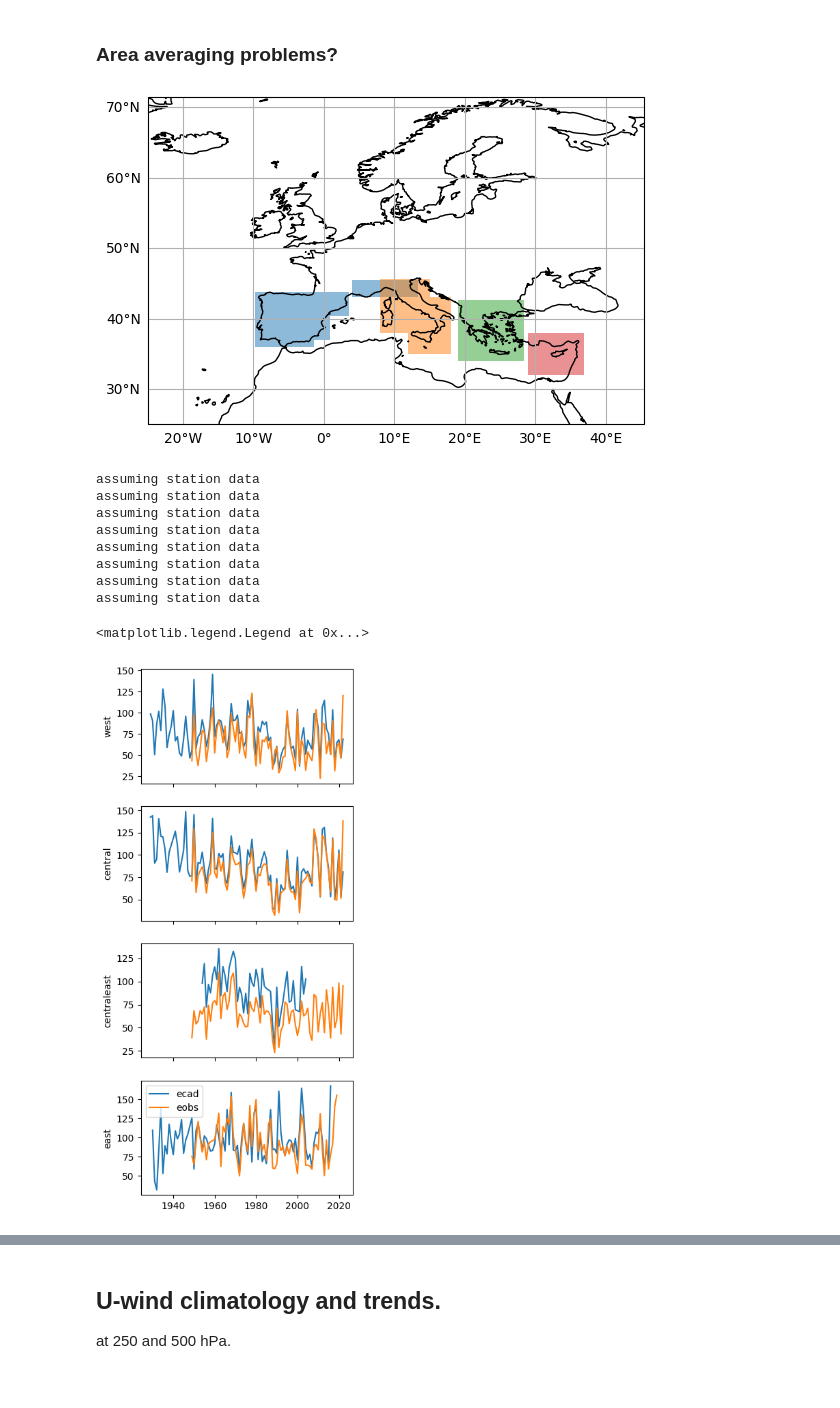
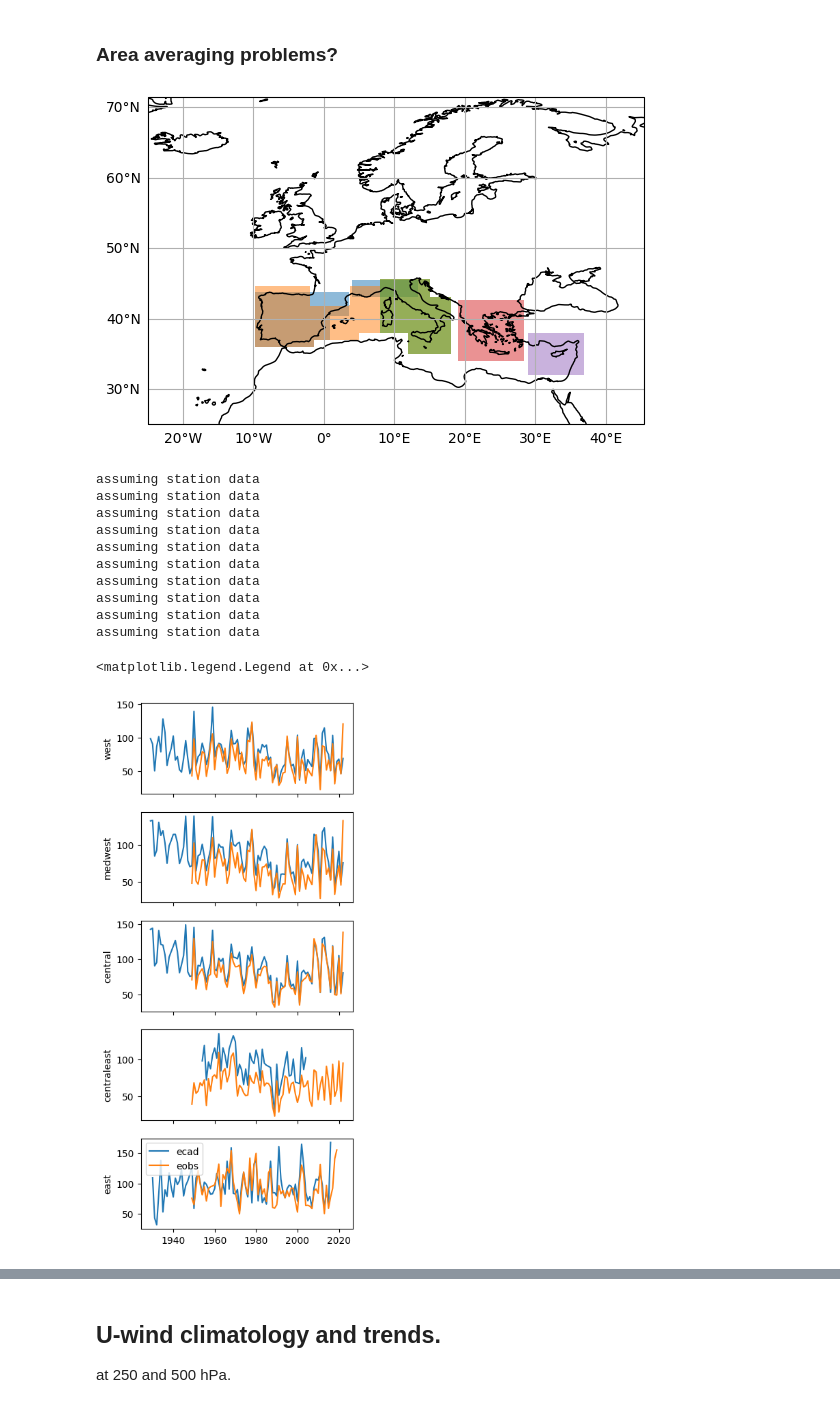
Before and after one commit to chiemvs/Medley, a Jupyter notebook: notebooks/Trend_exploration.ipynb, the cells around one changed output, grey strips where cells are left out. Drawn from its saved outputs; the diff is of its cells as text; code cells hidden in the pictures.

Commit message:
Adapted part of trend notebook to use new dataloading and resampling functions. Monthly visualization of also SPI3 ECAD in regions. Predictor selection script should write out results.

```diff
--- a/notebooks/Trend_exploration.ipynb
+++ b/notebooks/Trend_exploration.ipynb
@@ -328,6 +328,16 @@ west = dict(include = {
                exclude = {
                    'islands':(0.79,35.2,4.6,40.4),
                    'north_africa':(-1.450,34.457,11.217,36.972),
+                   })
+medwest = dict(include = {
+                    'iberia':(-9.8,35.98,8,44.6),
+                    'italy':(8,35,18,45.63),
+                    },
+               exclude = {
+                   'north_africa':(-1.450,34.457,11.217,36.972),
+                    'eastadriatic':(15,43,20,48),
+                   'tunesia':(5,30,12,38),
+                   'pyrenees':(-2,41.8,3.7,45.63),
                    })
 central = dict(include = {
                     'italy':(8,35,18,45.63),
@@ -350,7 +360,12 @@ east = dict(include = {
                    #'eastadriatic':(15,43,20,48),
                    #'tunesia':(5,30,12,38),
                    })
-regionmasks = {'west':makemask(west),'central':makemask(central),'centraleast':makemask(centraleast),'east':makemask(east)}
+regions = {'west':west,
+               'medwest':medwest,
+               'central':central,
+               'centraleast':centraleast,
+               'east':east}
+regionmasks = {name:makemask(region) for name, region in regions.items()}
 # %%
 shading = 'nearest'
 fig, ax = plt.subplots(subplot_kw={'projection':ccrs.PlateCarree()})
@@ -362,30 +377,33 @@ ax.coastlines()
 ax.gridlines(draw_labels=['bottom','left'])
 plt.show()
 # %% [output]
-[figure, old version]
+[figure, new version]
 # %%
 fig, axes = plt.subplots(nrows = len(regionmasks), figsize = (4,10), sharex = True)
 start = '1930'
 minsamples = 10 # Per spatial average
 # temporal resampling
 for i, (name, mask) in enumerate(regionmasks.items()):
     reg_eobs = average_within_mask(mask = mask, data = rr_eobs, minsamples=minsamples)
     reg_ecad = average_within_mask(mask = mask, data = rr_ecad.loc[slice(start,None),:], datalocs=rr_ecad_locs,minsamples=minsamples)
     # temporal resampling
-    djfm = simultaneous_resample(pd.concat({'ecad':reg_ecad,'eobs':reg_eobs}, axis = 1),firstmonth=12,lastmonth=3)
+    djfm_ecad, djfm_eobs, cal = simultaneous_resample(X = reg_ecad.to_frame(name = 'ecad'), y=reg_eobs.to_frame(name = 'eobs'),firstmonth=12,lastmonth=3)
     ax = axes[i]
-    for col in djfm.columns:
-        ax.plot(djfm.index.get_level_values('anchor_year'), djfm[col], label = col)
+    ax.plot(djfm_ecad.index.get_level_values('anchor_year'), djfm_ecad, label = djfm_ecad.columns[0])
+    ax.plot(djfm_eobs.index.get_level_values('anchor_year'), djfm_eobs, label = djfm_eobs.columns[0])
+
     ax.set_ylabel(name)
 axes[-1].legend()
 # %% [output]
 assuming station data
 assuming station data
 assuming station data
 assuming station data
 assuming station data
 assuming station data
 assuming station data
 assuming station data
+assuming station data
+assuming station data
 <matplotlib.legend.Legend at 0x...>
-[figure, old version]
+[figure, new version]
```
Also changed, not shown: parts of 7 cells of this notebook, 3 other files.
